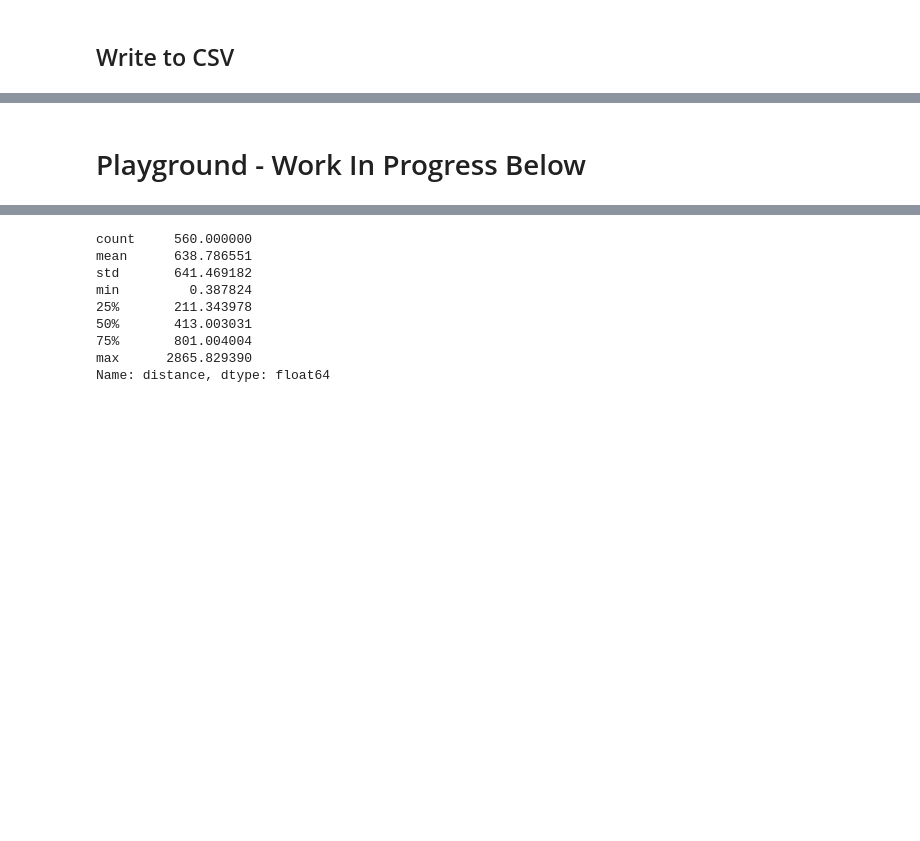
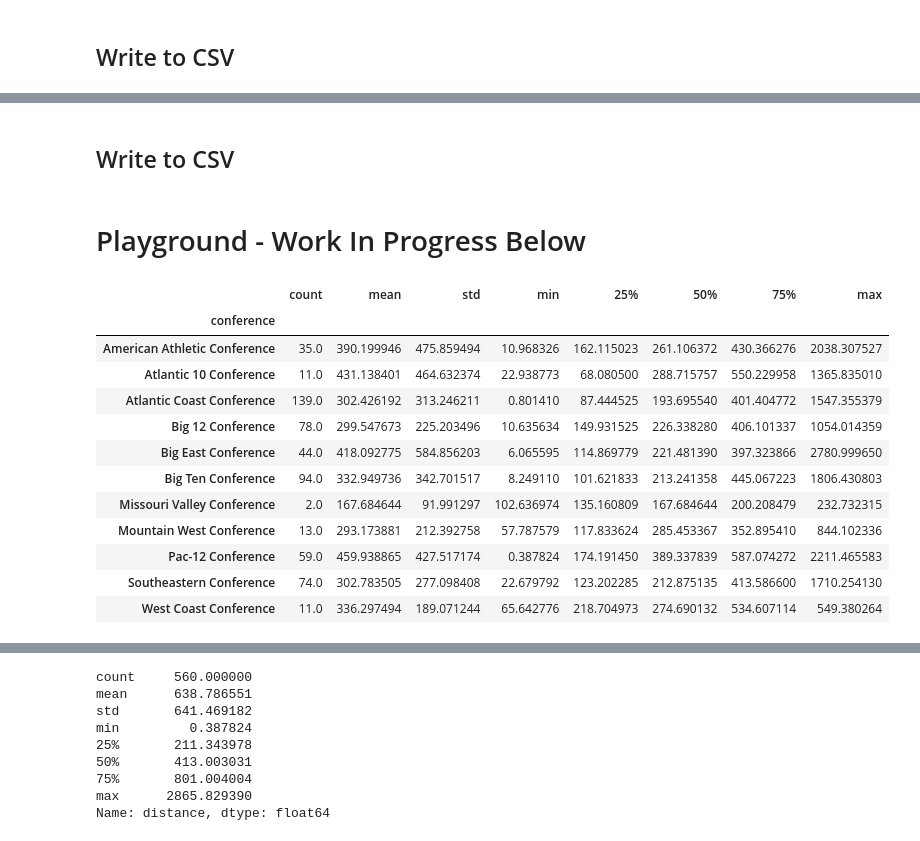
Before and after one commit to laurenoldham1202/final-project, a Jupyter notebook: notebooks/analysis.ipynb, the cells around one changed output, grey strips where cells are left out. Cells and saved outputs as stored; diff of their text form; code cells hidden in the pictures; blank space fills up the shorter version.

```diff
--- a/notebooks/analysis.ipynb
+++ b/notebooks/analysis.ipynb
@@ -251,0 +272,2 @@ seedsMerged.to_csv('../data/cleaned/seeds-overall.csv', index=False)
+# %% [markdown]
+## Write to CSV
@@ -252,2 +276,21 @@ seedsMerged.to_csv('../data/cleaned/seeds-overall.csv', index=False)
 # %% [markdown]
 # Playground - Work In Progress Below
+# %%
+tmp = data.groupby('conference').describe()
+dist = tmp.distance
+wtDist = tmp.weightedDist
+wtDist
+# %% [output]
+|  | count | mean | std | min | 25% | 50% | 75% | max |
+| conference |  |  |  |  |  |  |  |  |
+| American Athletic Conference | 35.0 | 390.199946 | 475.859494 | 10.968326 | 162.115023 | 261.106372 | 430.366276 | 2038.307527 |
+| Atlantic 10 Conference | 11.0 | 431.138401 | 464.632374 | 22.938773 | 68.080500 | 288.715757 | 550.229958 | 1365.835010 |
+| Atlantic Coast Conference | 139.0 | 302.426192 | 313.246211 | 0.801410 | 87.444525 | 193.695540 | 401.404772 | 1547.355379 |
+| Big 12 Conference | 78.0 | 299.547673 | 225.203496 | 10.635634 | 149.931525 | 226.338280 | 406.101337 | 1054.014359 |
+| Big East Conference | 44.0 | 418.092775 | 584.856203 | 6.065595 | 114.869779 | 221.481390 | 397.323866 | 2780.999650 |
+| Big Ten Conference | 94.0 | 332.949736 | 342.701517 | 8.249110 | 101.621833 | 213.241358 | 445.067223 | 1806.430803 |
+| Missouri Valley Conference | 2.0 | 167.684644 | 91.991297 | 102.636974 | 135.160809 | 167.684644 | 200.208479 | 232.732315 |
+| Mountain West Conference | 13.0 | 293.173881 | 212.392758 | 57.787579 | 117.833624 | 285.453367 | 352.895410 | 844.102336 |
+| Pac-12 Conference | 59.0 | 459.938865 | 427.517174 | 0.387824 | 174.191450 | 389.337839 | 587.074272 | 2211.465583 |
+| Southeastern Conference | 74.0 | 302.783505 | 277.098408 | 22.679792 | 123.202285 | 212.875135 | 413.586600 | 1710.254130 |
+| West Coast Conference | 11.0 | 336.297494 | 189.071244 | 65.642776 | 218.704973 | 274.690132 | 534.607114 | 549.380264 |
```
Also changed, not shown: parts of 4 cells of this notebook, 3 other files.
